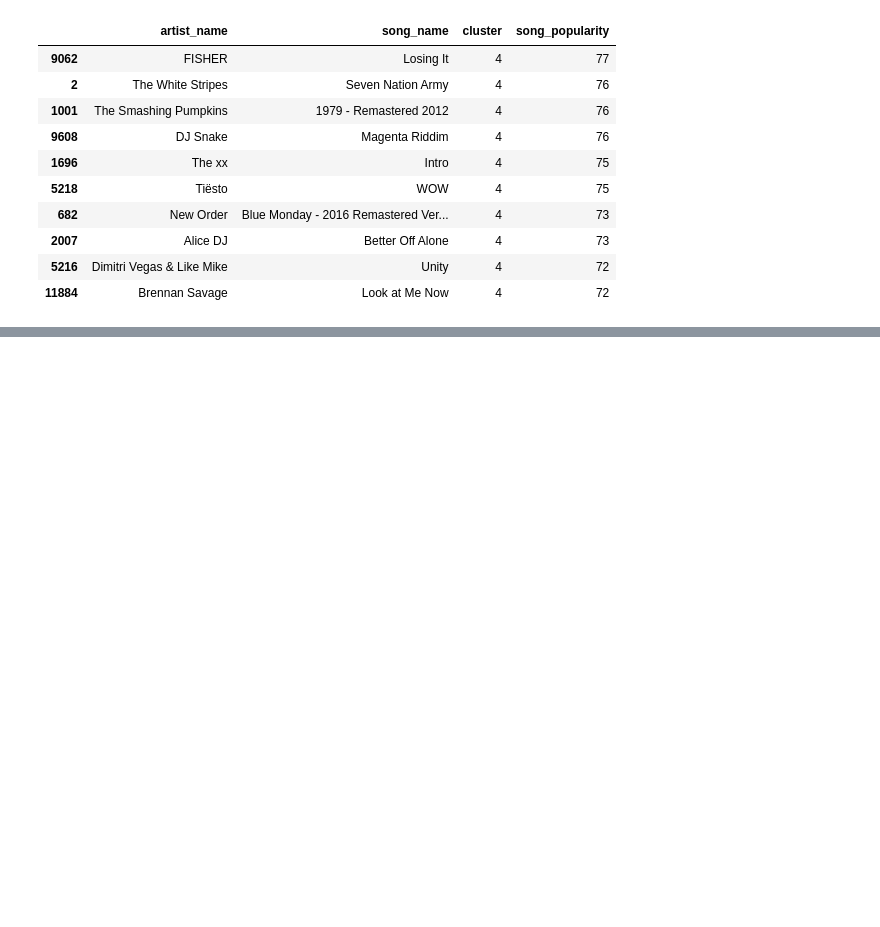
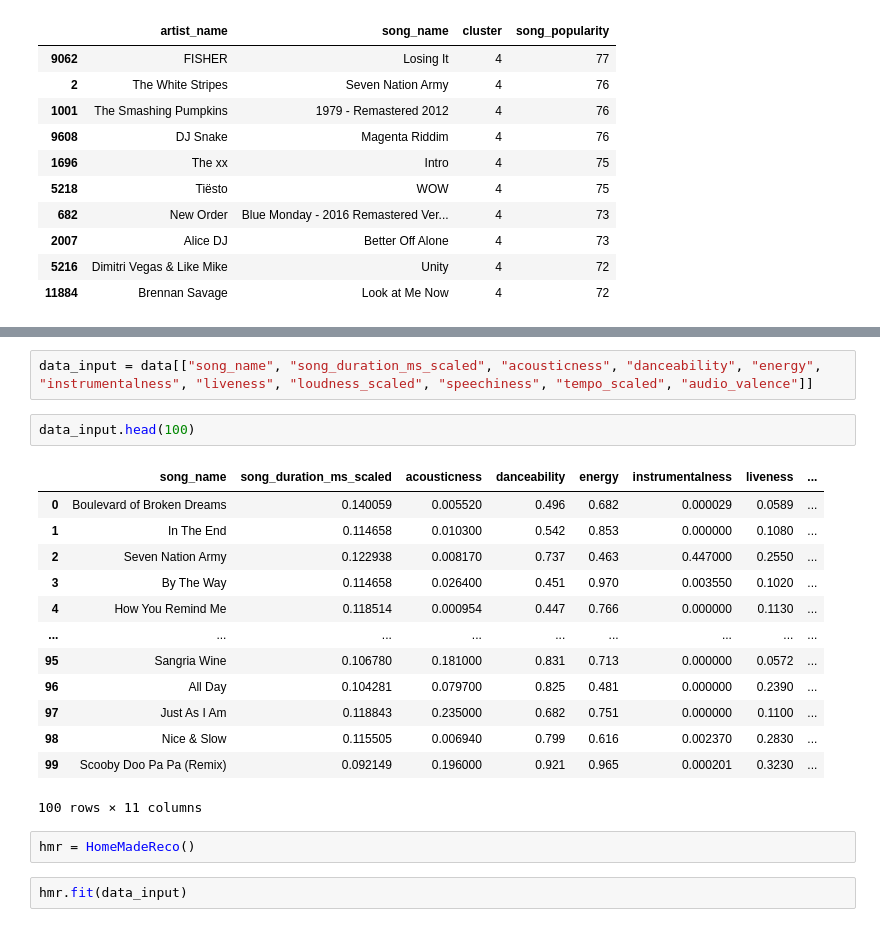
Before and after one commit to cedsvrn/song-recommendation, a Jupyter notebook: song-recommendation.ipynb, the cells around one changed output, grey strips where cells are left out. Drawn from its saved outputs; the diff is of its cells as text; blank space fills up the shorter version.

Commit message:
Kaggle Notebook | Song recommendation | Version 10

```diff
--- a/song-recommendation.ipynb
+++ b/song-recommendation.ipynb
@@ -429,0 +492,22 @@ data_kmeans_top[data_kmeans_top['cluster']==4].head(10)
+# %%
+data_input = data[["song_name", "song_duration_ms_scaled", "acousticness", "danceability", "energy", "instrumentalness", "liveness", "loudness_scaled", "speechiness", "tempo_scaled", "audio_valence"]]
+# %%
+data_input.head(100)
+# %% [output]
+|  | song_name | song_duration_ms_scaled | acousticness | danceability | energy | instrumentalness | liveness | ... |
+| 0 | Boulevard of Broken Dreams | 0.140059 | 0.005520 | 0.496 | 0.682 | 0.000029 | 0.0589 | ... |
+| 1 | In The End | 0.114658 | 0.010300 | 0.542 | 0.853 | 0.000000 | 0.1080 | ... |
+| 2 | Seven Nation Army | 0.122938 | 0.008170 | 0.737 | 0.463 | 0.447000 | 0.2550 | ... |
+| 3 | By The Way | 0.114658 | 0.026400 | 0.451 | 0.970 | 0.003550 | 0.1020 | ... |
+| 4 | How You Remind Me | 0.118514 | 0.000954 | 0.447 | 0.766 | 0.000000 | 0.1130 | ... |
+| ... | ... | ... | ... | ... | ... | ... | ... | ... |
+| 95 | Sangria Wine | 0.106780 | 0.181000 | 0.831 | 0.713 | 0.000000 | 0.0572 | ... |
+| 96 | All Day | 0.104281 | 0.079700 | 0.825 | 0.481 | 0.000000 | 0.2390 | ... |
+| 97 | Just As I Am | 0.118843 | 0.235000 | 0.682 | 0.751 | 0.000000 | 0.1100 | ... |
+| 98 | Nice & Slow | 0.115505 | 0.006940 | 0.799 | 0.616 | 0.002370 | 0.2830 | ... |
+| 99 | Scooby Doo Pa Pa (Remix) | 0.092149 | 0.196000 | 0.921 | 0.965 | 0.000201 | 0.3230 | ... |
+100 rows × 11 columns
+# %%
+hmr = HomeMadeReco()
+# %%
+hmr.fit(data_input)
```
Also changed, not shown: parts of 6 cells of this notebook.
